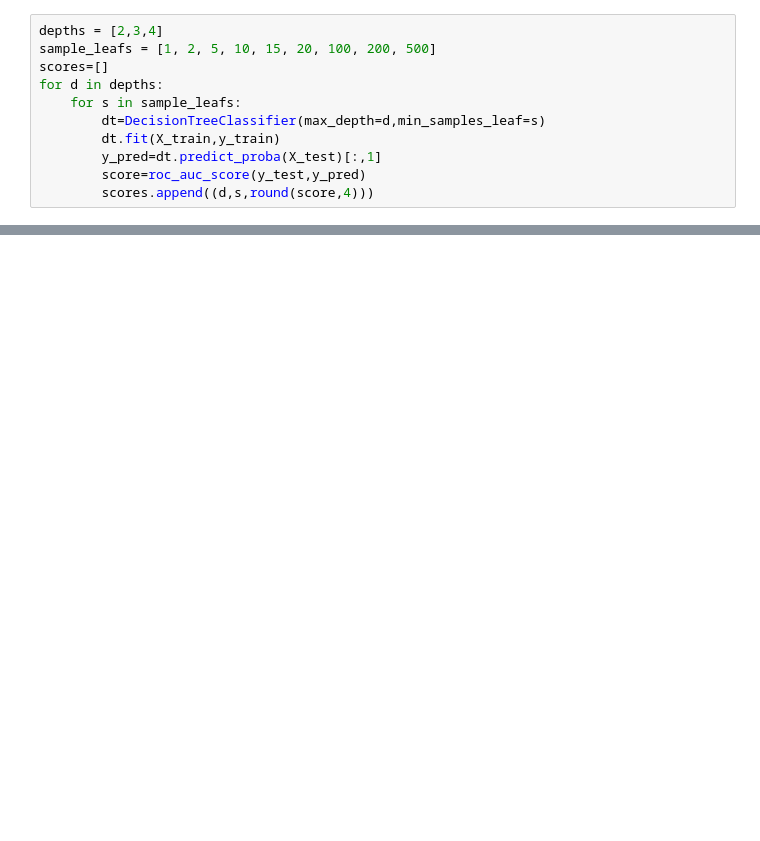
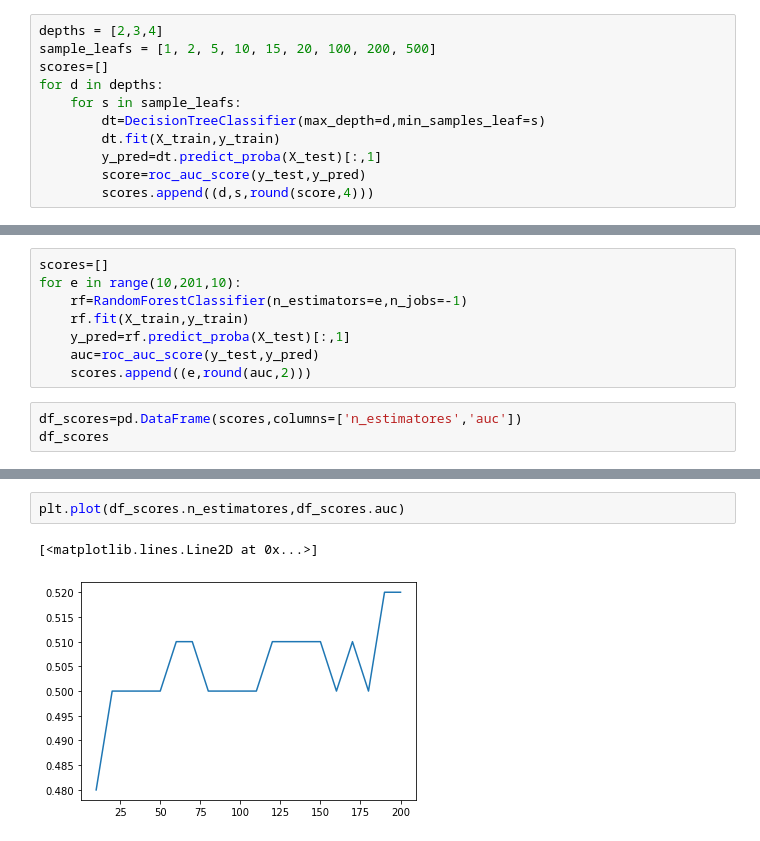
Before and after one commit to kimutai99/stroke-disease-prediction, a Jupyter notebook: notebook/model training.ipynb, the cells around one changed output, grey strips where cells are left out. Drawn from its saved outputs; the diff is of its cells as text; blank space fills up the shorter version.

```diff
--- a/notebook/model training.ipynb
+++ b/notebook/model training.ipynb
@@ -285,0 +288,11 @@ ValueError: y should be a 1d array, got an array of shape (3000, 2) instead.
+# %%
+scores=[]
+for e in range(10,201,10):
+    rf=RandomForestClassifier(n_estimators=e,n_jobs=-1)
+    rf.fit(X_train,y_train)
+    y_pred=rf.predict_proba(X_test)[:,1]
+    auc=roc_auc_score(y_test,y_pred)
+    scores.append((e,round(auc,2)))
+# %%
+df_scores=pd.DataFrame(scores,columns=['n_estimatores','auc'])
+df_scores
@@ -285,0 +317,5 @@ ValueError: y should be a 1d array, got an array of shape (3000, 2) instead.
+# %%
+plt.plot(df_scores.n_estimatores,df_scores.auc)
+# %% [output]
+[<matplotlib.lines.Line2D at 0x...>]
+[figure, added]
```
Also changed, not shown: parts of 32 cells of this notebook, 3 other files.
